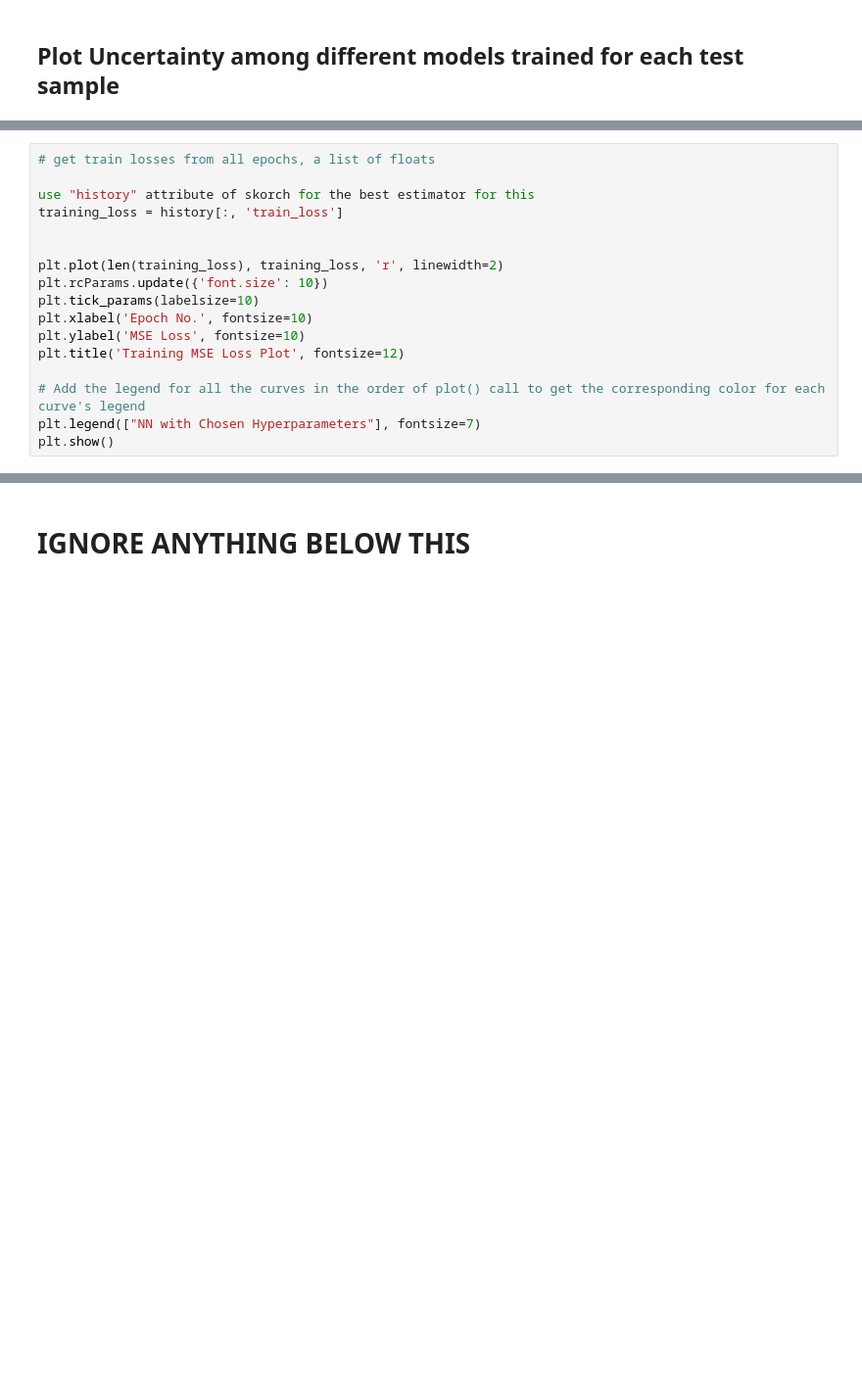
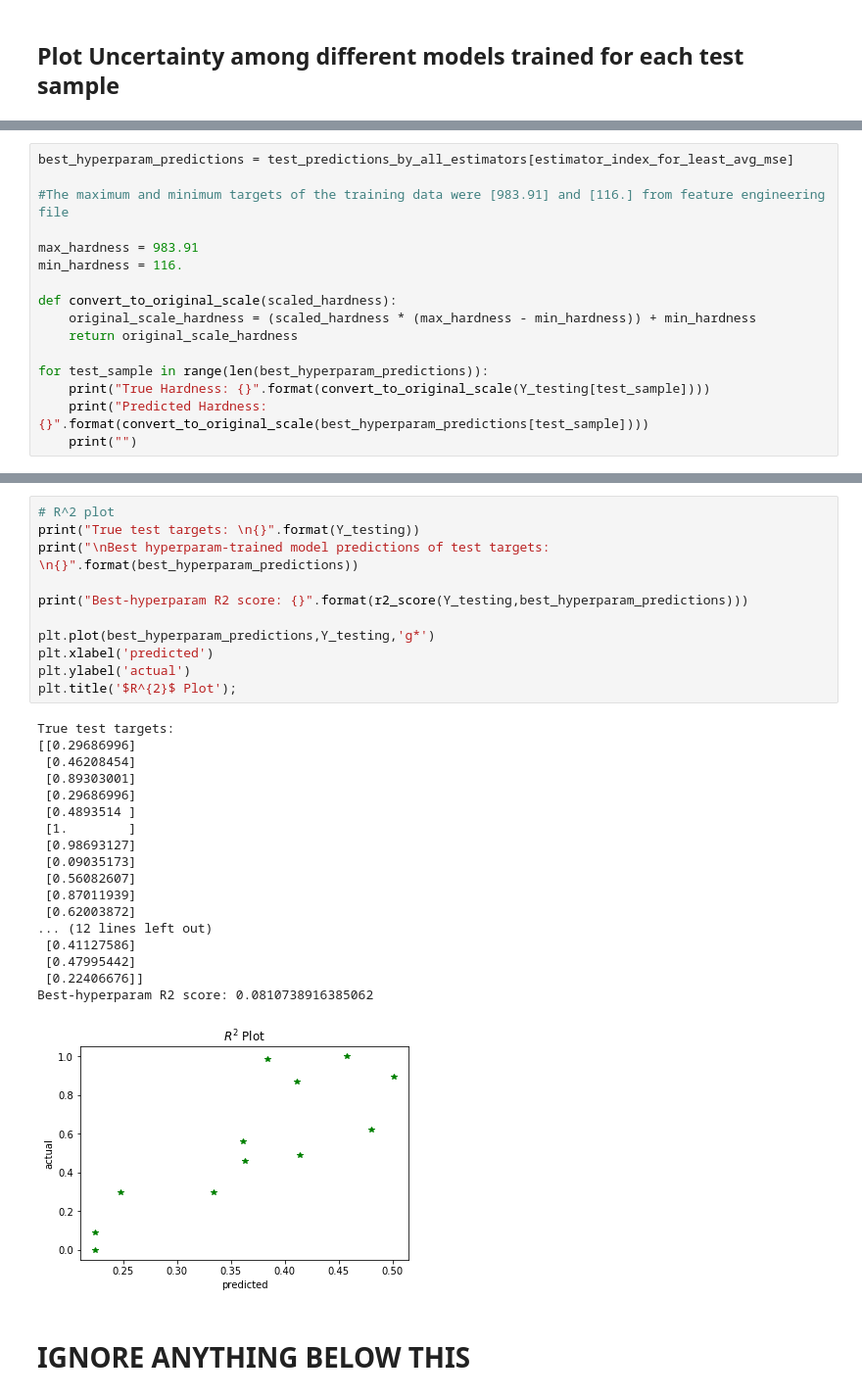
Before and after one commit to being-aerys/Regression_to_Predict_Alloy_Hardness, a Jupyter notebook: Source_Codes/Training_with_Hyperparameter_Tuning_using_Custom_Randomized_Search_and_kFold_CrossValidation-Copy1.ipynb, the cells around one changed output, grey strips where cells are left out. Shown: that part at 98% size. Drawn from its saved outputs; the diff is of its cells as text; blank space fills up the shorter version.

```diff
--- a/Source_Codes/Training_with_Hyperparameter_Tuning_using_Custom_Randomized_Search_and_kFold_CrossValidation-Copy1.ipynb
+++ b/Source_Codes/Training_with_Hyperparameter_Tuning_using_Custom_Randomized_Search_and_kFold_CrossValidation-Copy1.ipynb
@@ -489,17 +795,0 @@ https://www.kaggle.com/mlpotter/pytorch-and-skorch-for-deep-learning
-# %%
-# get train losses from all epochs, a list of floats
-
-use "history" attribute of skorch for the best estimator for this
-training_loss = history[:, 'train_loss']
-
-
-plt.plot(len(training_loss), training_loss, 'r', linewidth=2)
-plt.rcParams.update({'font.size': 10})
-plt.tick_params(labelsize=10)
-plt.xlabel('Epoch No.', fontsize=10)
-plt.ylabel('MSE Loss', fontsize=10)
-plt.title('Training MSE Loss Plot', fontsize=12)
-
-# Add the legend for all the curves in the order of plot() call to get the corresponding color for each curve's legend
-plt.legend(["NN with Chosen Hyperparameters"], fontsize=7)
-plt.show()
@@ -507,0 +798,16 @@ NameError: name 'history' is not defined
+# %%
+best_hyperparam_predictions = test_predictions_by_all_estimators[estimator_index_for_least_avg_mse]
+
+#The maximum and minimum targets of the training data were [983.91] and [116.] from feature engineering file
+
+max_hardness = 983.91
+min_hardness = 116.
+
+def convert_to_original_scale(scaled_hardness):
+    original_scale_hardness = (scaled_hardness * (max_hardness - min_hardness)) + min_hardness
+    return original_scale_hardness
+
+for test_sample in range(len(best_hyperparam_predictions)):
+    print("True Hardness: {}".format(convert_to_original_scale(Y_testing[test_sample])))
+    print("Predicted Hardness: {}".format(convert_to_original_scale(best_hyperparam_predictions[test_sample])))
+    print("")
@@ -508,3 +841,33 @@ NameError: name 'history' is not defined
+# %%
+# R^2 plot
+print("True test targets: \n{}".format(Y_testing))
+print("\nBest hyperparam-trained model predictions of test targets: \n{}".format(best_hyperparam_predictions))
+
+print("Best-hyperparam R2 score: {}".format(r2_score(Y_testing,best_hyperparam_predictions)))
+
+plt.plot(best_hyperparam_predictions,Y_testing,'g*')
+plt.xlabel('predicted')
+plt.ylabel('actual')
+plt.title('$R^{2}$ Plot');
+# %% [output]
+True test targets:
+[[0.29686996]
+ [0.46208454]
+ [0.89303001]
+ [0.29686996]
+ [0.4893514 ]
+ [1.        ]
+ [0.98693127]
+ [0.09035173]
+ [0.56082607]
+ [0.87011939]
+ [0.62003872]
+... (12 lines left out)
+ [0.41127586]
+ [0.47995442]
+ [0.22406676]]
+Best-hyperparam R2 score: 0.0810738916385062
+[figure, added]
 # %% [markdown]
 # IGNORE ANYTHING BELOW THIS
 # %%
```
Also changed, not shown: parts of 38 cells of this notebook.
